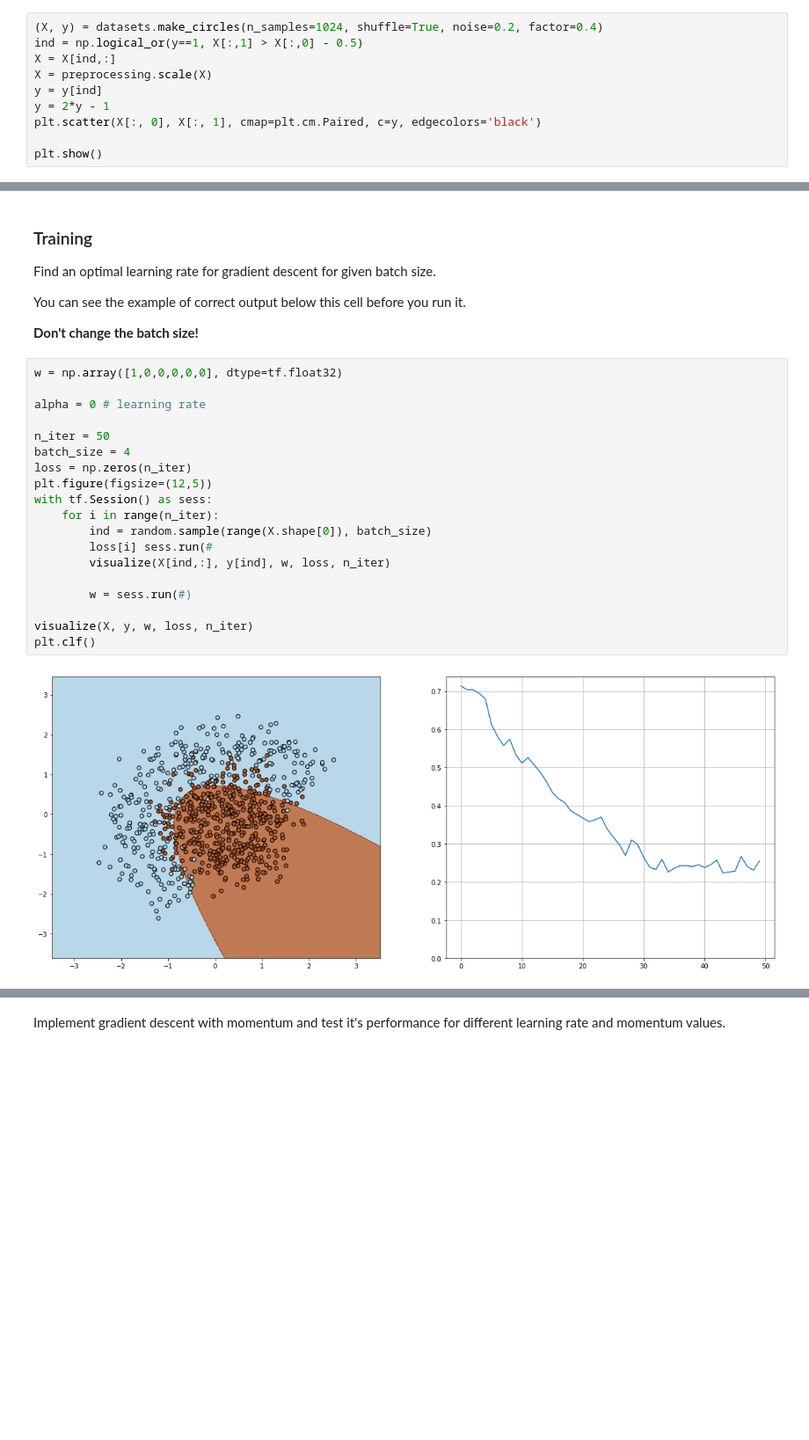
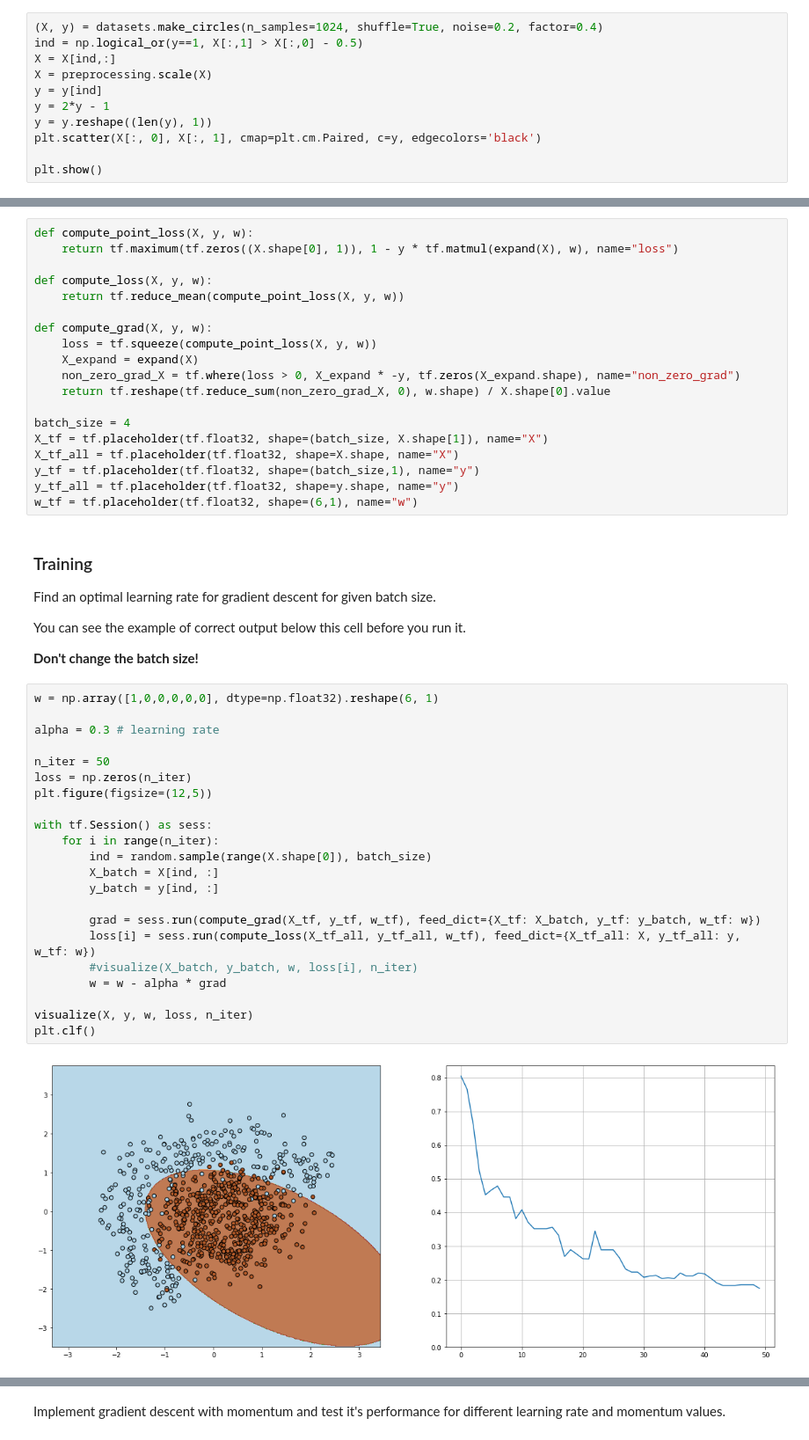
Before and after one commit to Rauf-Kurbanov/au_dl_course, a Jupyter notebook: seminar_2/task_1.ipynb, the cells around one changed output, grey strips where cells are left out. Shown at 88% size. Drawn from its saved outputs; the diff is of its cells as text; blank space fills up the shorter version.

```diff
--- a/seminar_2/task_1.ipynb
+++ b/seminar_2/task_1.ipynb
@@ -16,6 +16,7 @@ X = X[ind,:]
 X = preprocessing.scale(X)
 y = y[ind]
 y = 2*y - 1
+y = y.reshape((len(y), 1))
 plt.scatter(X[:, 0], X[:, 1], cmap=plt.cm.Paired, c=y, edgecolors='black')
 
 plt.show()
@@ -88,3 +77,22 @@ def compute_grad(X, y, w):
+# %%
+def compute_point_loss(X, y, w):
+    return tf.maximum(tf.zeros((X.shape[0], 1)), 1 - y * tf.matmul(expand(X), w), name="loss")
+
+def compute_loss(X, y, w):
+    return tf.reduce_mean(compute_point_loss(X, y, w))
+
+def compute_grad(X, y, w):
+    loss = tf.squeeze(compute_point_loss(X, y, w))
+    X_expand = expand(X)
+    non_zero_grad_X = tf.where(loss > 0, X_expand * -y, tf.zeros(X_expand.shape), name="non_zero_grad")
+    return tf.reshape(tf.reduce_sum(non_zero_grad_X, 0), w.shape) / X.shape[0].value
+
+batch_size = 4
+X_tf = tf.placeholder(tf.float32, shape=(batch_size, X.shape[1]), name="X")
+X_tf_all = tf.placeholder(tf.float32, shape=X.shape, name="X")
+y_tf = tf.placeholder(tf.float32, shape=(batch_size,1), name="y")
+y_tf_all = tf.placeholder(tf.float32, shape=y.shape, name="y")
+w_tf = tf.placeholder(tf.float32, shape=(6,1), name="w")
 # %% [markdown]
 ### Training
 Find an optimal learning rate for gradient descent for given batch size.
@@ -93,25 +101,28 @@ You can see the example of correct output below this cell before you run it.
 
 **Don't change the batch size!**
 # %%
-w = np.array([1,0,0,0,0,0], dtype=tf.float32)
+w = np.array([1,0,0,0,0,0], dtype=np.float32).reshape(6, 1)
 
-alpha = 0 # learning rate
+alpha = 0.3 # learning rate
 
 n_iter = 50
-batch_size = 4
 loss = np.zeros(n_iter)
 plt.figure(figsize=(12,5))
+
 with tf.Session() as sess:
     for i in range(n_iter):
         ind = random.sample(range(X.shape[0]), batch_size)
-        loss[i] sess.run(#
-        visualize(X[ind,:], y[ind], w, loss, n_iter)
+        X_batch = X[ind, :]
+        y_batch = y[ind, :]
 
-        w = sess.run(#)
+        grad = sess.run(compute_grad(X_tf, y_tf, w_tf), feed_dict={X_tf: X_batch, y_tf: y_batch, w_tf: w})
+        loss[i] = sess.run(compute_loss(X_tf_all, y_tf_all, w_tf), feed_dict={X_tf_all: X, y_tf_all: y, w_tf: w})
+        #visualize(X_batch, y_batch, w, loss[i], n_iter)
+        w = w - alpha * grad
 
 visualize(X, y, w, loss, n_iter)
 plt.clf()
 # %% [output]
-[figure, old version]
+[figure, new version]
 <matplotlib.figure.Figure at 0x...>
 <matplotlib.figure.Figure at 0x...>
```
Also changed, not shown: parts of 9 cells of this notebook, 1 other file.
